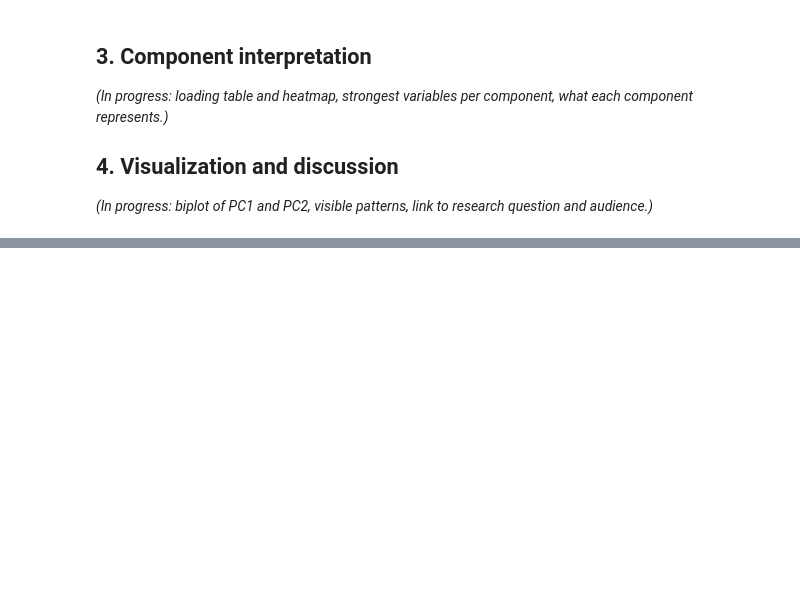
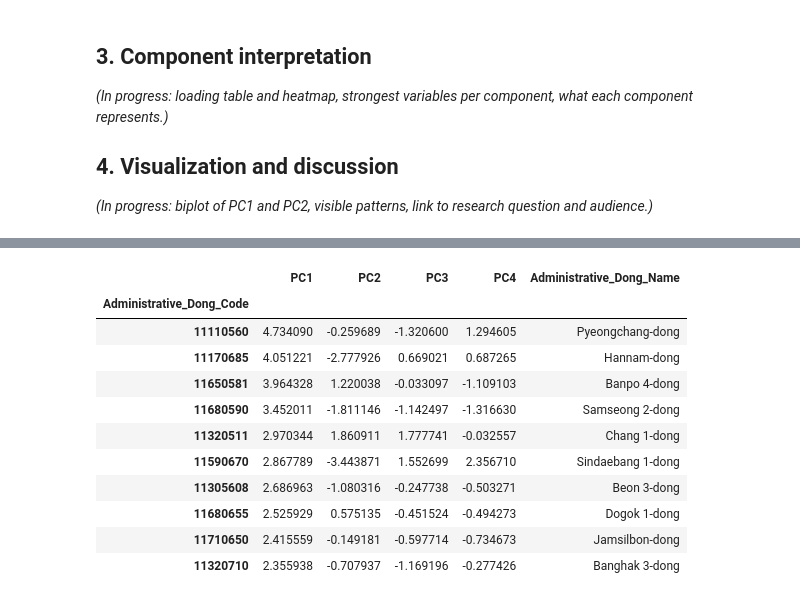
Before and after one commit to Aka-Santi/do-you-even-loaf, a Jupyter notebook: notebooks/02_pca.ipynb, the cells around one changed output, grey strips where cells are left out. Cells and saved outputs as stored; diff of their text form; code cells hidden in the pictures; blank space fills up the shorter version.

```diff
--- a/notebooks/02_pca.ipynb
+++ b/notebooks/02_pca.ipynb
@@ -273,0 +346,17 @@ Saved: ../data/processed/pca_loadings.csv (8, 4)
+# %%
+# Check which 행정동 have the highest PC1 scores
+scores.join(features["Administrative_Dong_Name"]).sort_values(by=["PC1"],
+                                                              ascending=False).head(10)
+# %% [output]
+|  | PC1 | PC2 | PC3 | PC4 | Administrative_Dong_Name |
+| Administrative_Dong_Code |  |  |  |  |  |
+| 11110560 | 4.734090 | -0.259689 | -1.320600 | 1.294605 | Pyeongchang-dong |
+| 11170685 | 4.051221 | -2.777926 | 0.669021 | 0.687265 | Hannam-dong |
+| 11650581 | 3.964328 | 1.220038 | -0.033097 | -1.109103 | Banpo 4-dong |
+| 11680590 | 3.452011 | -1.811146 | -1.142497 | -1.316630 | Samseong 2-dong |
+| 11320511 | 2.970344 | 1.860911 | 1.777741 | -0.032557 | Chang 1-dong |
+| 11590670 | 2.867789 | -3.443871 | 1.552699 | 2.356710 | Sindaebang 1-dong |
+| 11305608 | 2.686963 | -1.080316 | -0.247738 | -0.503271 | Beon 3-dong |
+| 11680655 | 2.525929 | 0.575135 | -0.451524 | -0.494273 | Dogok 1-dong |
+| 11710650 | 2.415559 | -0.149181 | -0.597714 | -0.734673 | Jamsilbon-dong |
+| 11320710 | 2.355938 | -0.707937 | -1.169196 | -0.277426 | Banghak 3-dong |
```
Also changed, not shown: parts of 17 cells of this notebook, 7 other files.
